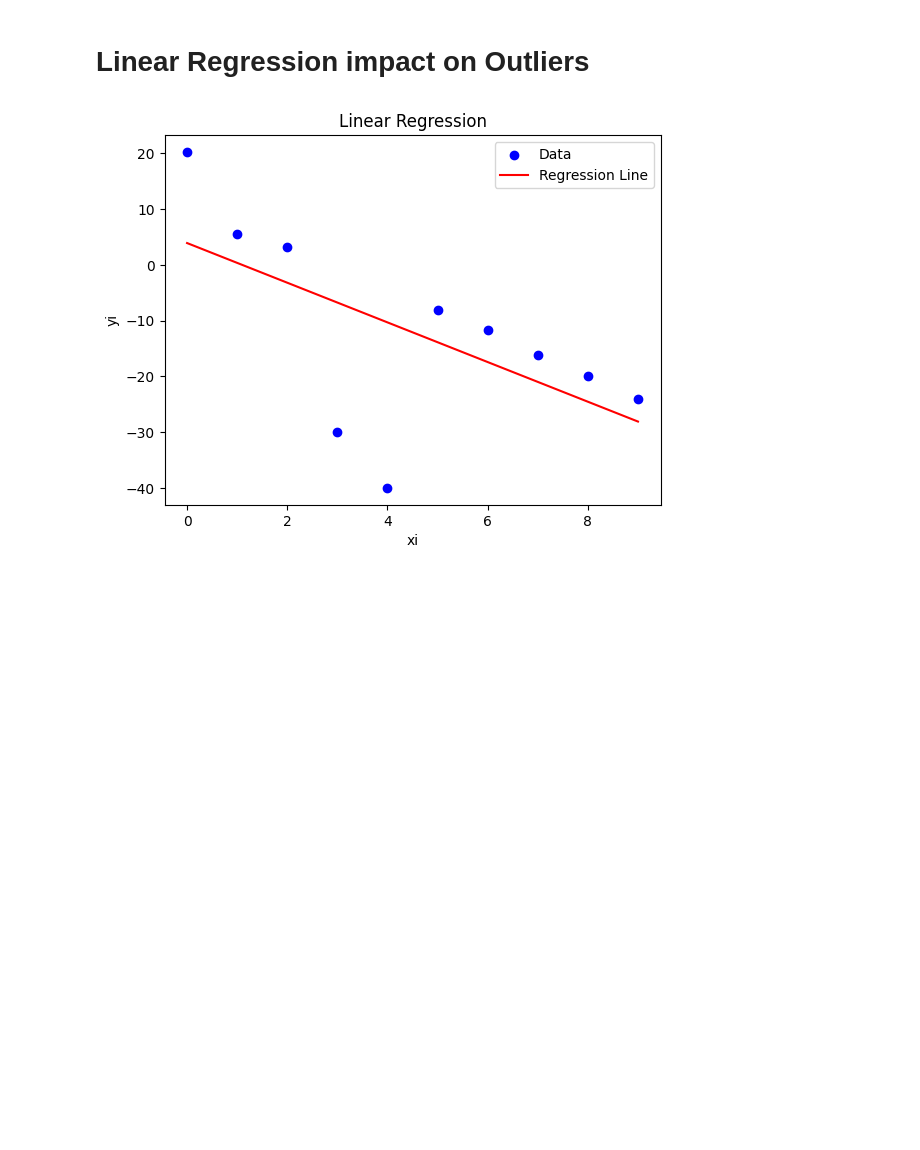
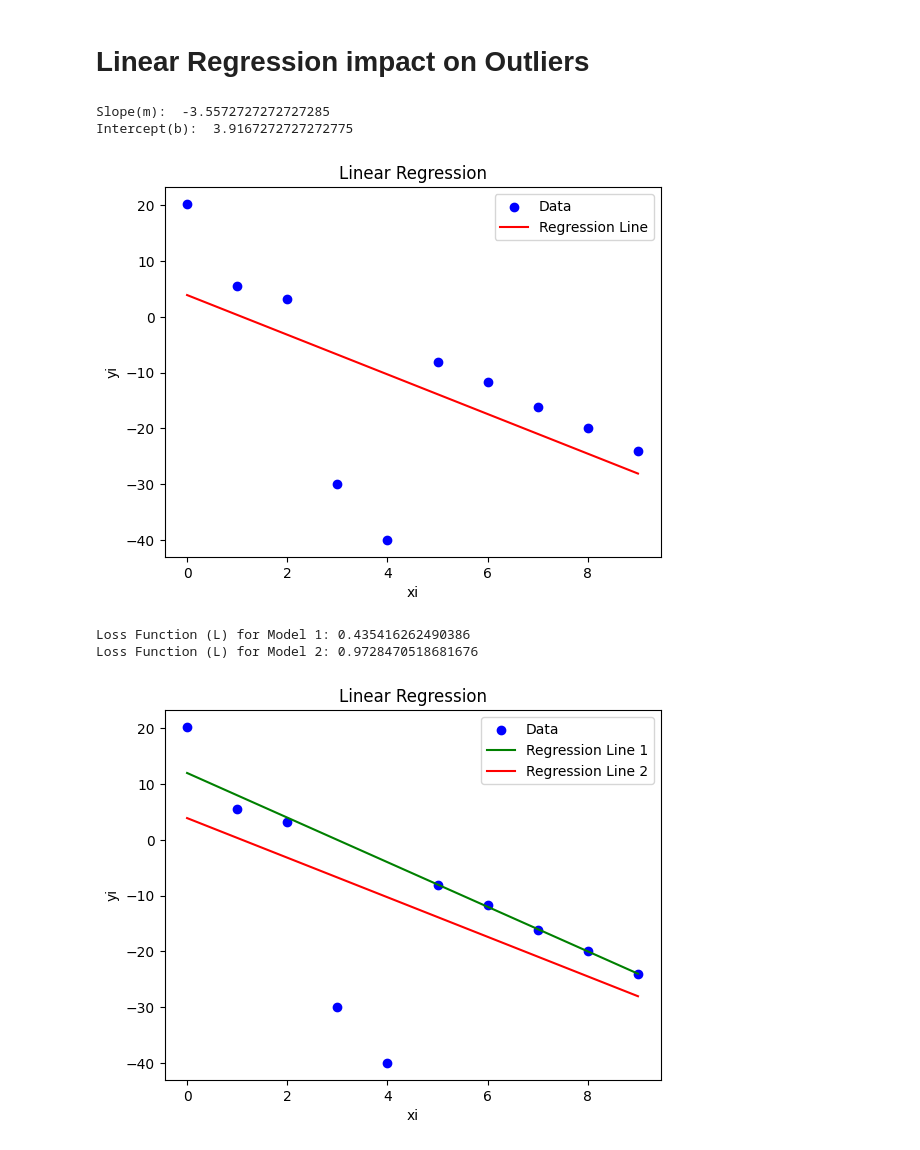
Before and after one commit to ClaranceLGS/EN315-Pattern-Recognition, a Jupyter notebook: Assignment 1/EN3150_200094R_A01.ipynb, the cells around one changed output. Saved outputs shown, nothing was run; the diff lists cells and outputs as text; code cells hidden in the pictures; blank space fills up the shorter version.

```diff
--- a/Assignment 1/EN3150_200094R_A01.ipynb
+++ b/Assignment 1/EN3150_200094R_A01.ipynb
@@ -172,6 +172,8 @@ xi = np.array([0, 1, 2, 3, 4, 5, 6, 7, 8, 9])
 yi = np.array([20.26, 5.61, 3.14, -30.00, -40.00, -8.13, -11.73, -16.08, -19.95, -24.03])
 # Calculating the Coefficients of the Linear Regression Model
 slope, intercept = np.polyfit(xi, yi, 1)
+print("Slope(m): ", slope)
+print("Intercept(b): ", intercept)
 # Creating the Linear Regression Model
 regression_line = slope * xi + intercept
 # Scatter Plot of the Data
@@ -184,4 +186,36 @@ plt.legend()
 plt.title('Linear Regression')
 plt.show()
 # %% [output]
+Slope(m):  -3.5572727272727285
+Intercept(b):  3.9167272727272775
 [figure]
+# %%
+# Loss Function Values
+# Predicted data points for Model 1
+yi_hat_model1 = -4 * xi + 12
+# Predicted data points for Model 2
+yi_hat_model2 = -3.55 * xi + 3.91
+beta = 1.0
+N = 10
+L_model1 = (1 / N) * np.sum(np.power(yi - yi_hat_model1, 2) / (np.power(yi - yi_hat_model1, 2) + beta**2))
+L_model2 = (1 / N) * np.sum(np.power(yi - yi_hat_model2, 2) / (np.power(yi - yi_hat_model2, 2) + beta**2))
+print("Loss Function (L) for Model 1:", L_model1)
+print("Loss Function (L) for Model 2:", L_model2)
+# %% [output]
+Loss Function (L) for Model 1: 0.435416262490386
+Loss Function (L) for Model 2: 0.9728470518681676
+# %%
+regression_line_1 = -4 * xi + 12
+regression_line_2 = -3.55 * xi + 3.91
+# Scatter Plot of the Data
+plt.scatter(xi, yi, label='Data', color='blue')
+# Plotting the Regression Lines
+plt.plot(xi, regression_line_1, label='Regression Line 1', color='green')
+plt.plot(xi, regression_line_2, label='Regression Line 2', color='red')
+plt.xlabel('xi')
+plt.ylabel('yi')
+plt.legend()
+plt.title('Linear Regression')
+plt.show()
+# %% [output]
+[figure, added]
```
Also changed, not shown: parts of 4 cells of this notebook.
